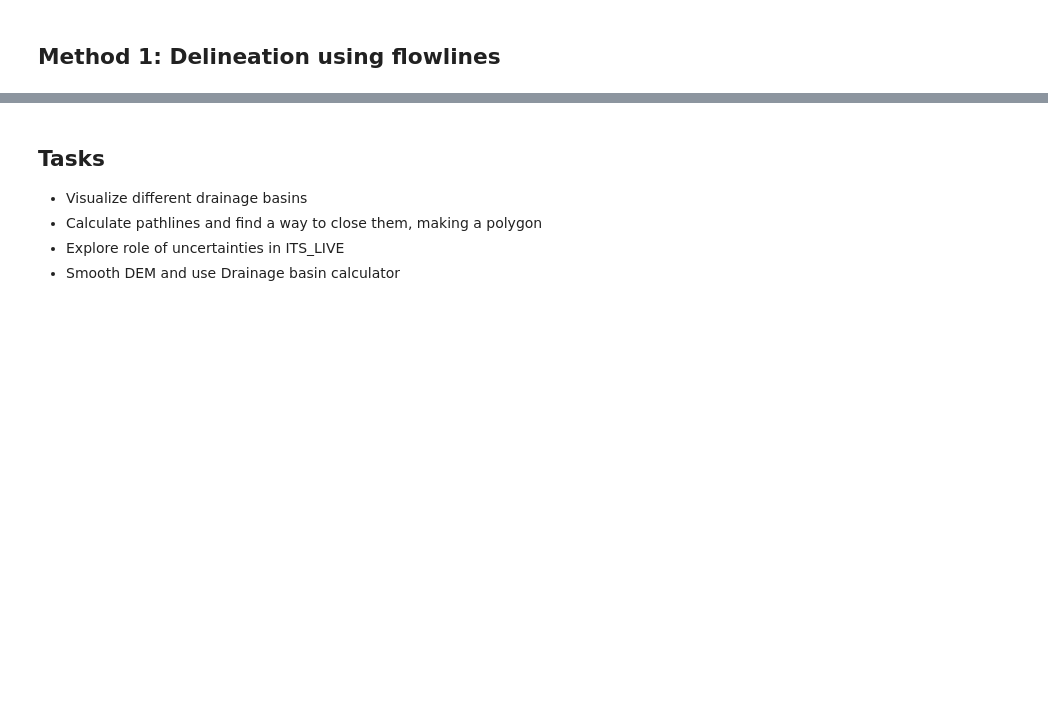
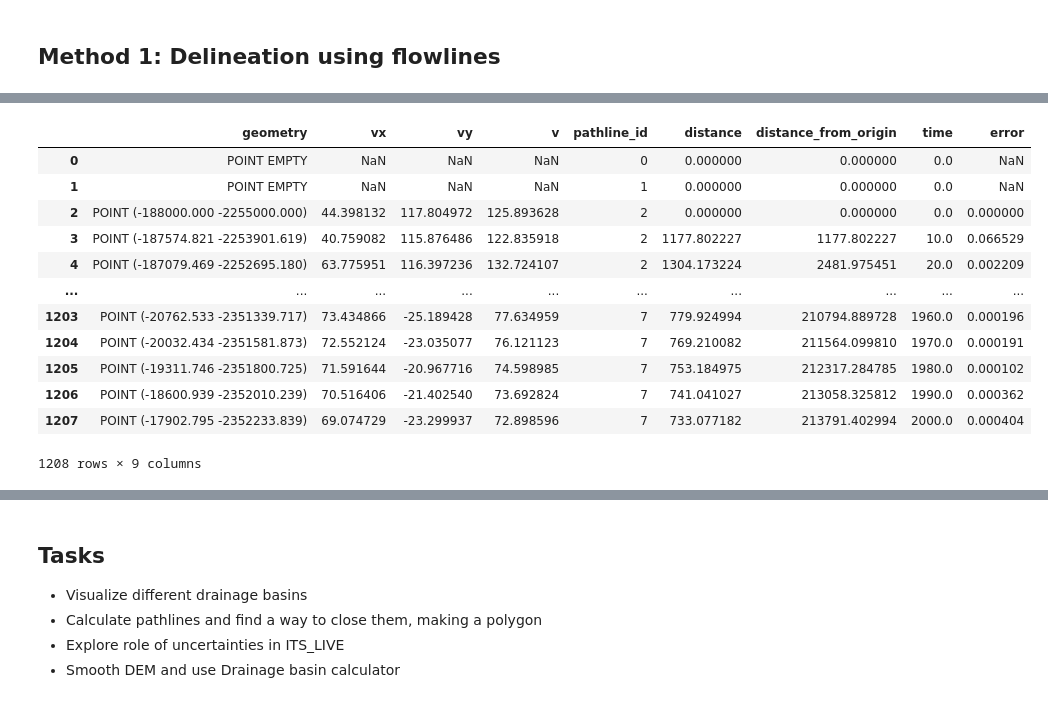
Before and after one commit to pism/glacier-flow-tools, a Jupyter notebook: notebooks/Uncertainties_Mass_Accounting-Kuba3.ipynb, the cells around one changed output, grey strips where cells are left out. Cells and saved outputs as stored; diff of their text form; code cells hidden in the pictures; blank space fills up the shorter version.

```diff
--- a/notebooks/Uncertainties_Mass_Accounting-Kuba3.ipynb
+++ b/notebooks/Uncertainties_Mass_Accounting-Kuba3.ipynb
@@ -76,6 +100,22 @@ result = pd.concat(        [
     for k, s in starting_points_df.iterrows()
 ]
                   ).reset_index(drop=True)
+# %%
+result
+# %% [output]
+|  | geometry | vx | vy | v | pathline_id | distance | distance_from_origin | time | error |
+| 0 | POINT EMPTY | NaN | NaN | NaN | 0 | 0.000000 | 0.000000 | 0.0 | NaN |
+| 1 | POINT EMPTY | NaN | NaN | NaN | 1 | 0.000000 | 0.000000 | 0.0 | NaN |
+| 2 | POINT (-188000.000 -2255000.000) | 44.398132 | 117.804972 | 125.893628 | 2 | 0.000000 | 0.000000 | 0.0 | 0.000000 |
+| 3 | POINT (-187574.821 -2253901.619) | 40.759082 | 115.876486 | 122.835918 | 2 | 1177.802227 | 1177.802227 | 10.0 | 0.066529 |
+| 4 | POINT (-187079.469 -2252695.180) | 63.775951 | 116.397236 | 132.724107 | 2 | 1304.173224 | 2481.975451 | 20.0 | 0.002209 |
+| ... | ... | ... | ... | ... | ... | ... | ... | ... | ... |
+| 1203 | POINT (-20762.533 -2351339.717) | 73.434866 | -25.189428 | 77.634959 | 7 | 779.924994 | 210794.889728 | 1960.0 | 0.000196 |
+| 1204 | POINT (-20032.434 -2351581.873) | 72.552124 | -23.035077 | 76.121123 | 7 | 769.210082 | 211564.099810 | 1970.0 | 0.000191 |
+| 1205 | POINT (-19311.746 -2351800.725) | 71.591644 | -20.967716 | 74.598985 | 7 | 753.184975 | 212317.284785 | 1980.0 | 0.000102 |
+| 1206 | POINT (-18600.939 -2352010.239) | 70.516406 | -21.402540 | 73.692824 | 7 | 741.041027 | 213058.325812 | 1990.0 | 0.000362 |
+| 1207 | POINT (-17902.795 -2352233.839) | 69.074729 | -23.299937 | 72.898596 | 7 | 733.077182 | 213791.402994 | 2000.0 | 0.000404 |
+1208 rows × 9 columns
 # %%
 # Now results are lines
 result = pd.concat(
```
Also changed, not shown: parts of 10 cells of this notebook.
